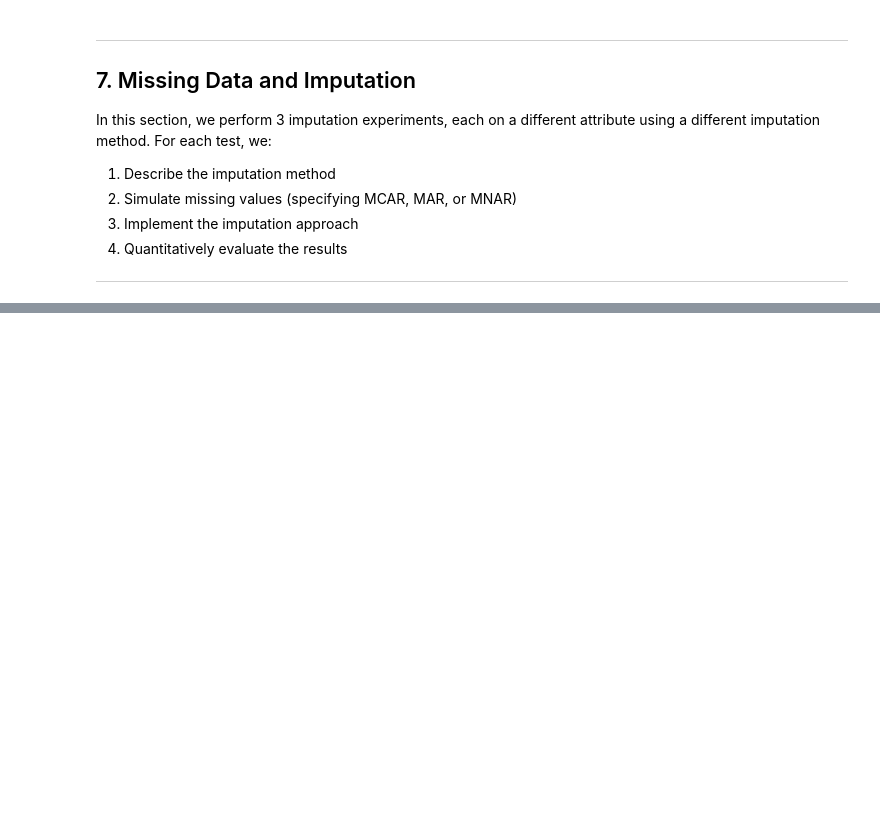
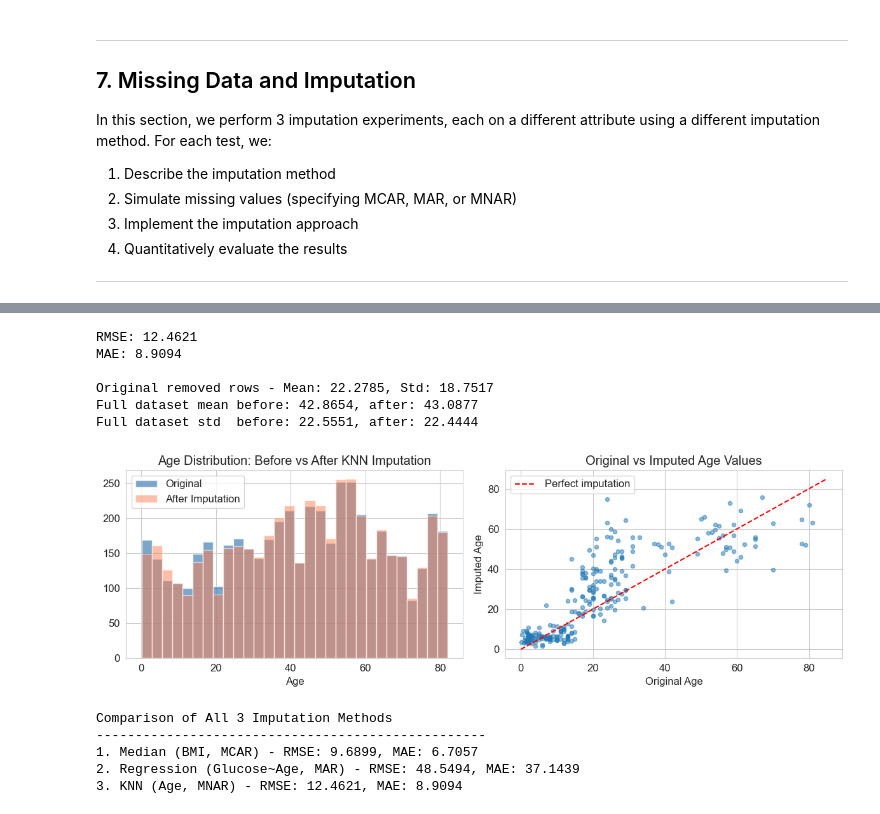
Before and after one commit to peter-bf/CSI4142, a Jupyter notebook: A2/CSI4142_A2_300295193_300286634.ipynb, the cells around one changed output, grey strips where cells are left out. Cells and saved outputs as stored; diff of their text form; code cells hidden in the pictures; blank space fills up the shorter version.

```diff
--- a/A2/CSI4142_A2_300295193_300286634.ipynb
+++ b/A2/CSI4142_A2_300295193_300286634.ipynb
@@ -54,14 +64,11 @@ warnings.filterwarnings('ignore')
 # %% [markdown]
 ## 3. Loading Dataset 1
 # %%
-# Load Dataset 1 from a public URL (so TAs can run without downloading)
-url_ds1 = "TODO_REPLACE_WITH_PUBLIC_URL"
-df1_original = pd.read_csv(url_ds1)
+df1_original = pd.read_csv("https://raw.githubusercontent.com/peter-bf/CSI4142/master/A2/netflix_titles.csv")
 
 # Keep a copy of the original for comparison
 df1 = df1_original.copy()
 
-# Display basic information
 print("Dataset Shape:", df1.shape)
 print("\nFirst 5 rows:")
 df1.head()
@@ -383,0 +1208,46 @@ TODO - Evaluate imputation quality using metrics.
+# %%
+imputed_age = df2.loc[remove_idx_3, 'age']
+rmse_3 = np.sqrt(np.mean((original_age.values - imputed_age.values)**2))
+mae_3 = np.mean(np.abs(original_age.values - imputed_age.values))
+
+print(f"RMSE: {rmse_3:.4f}")
+print(f"MAE: {mae_3:.4f}")
+print(f"\nOriginal removed rows - Mean: {original_age.mean():.4f}, Std: {original_age.std():.4f}")
+print(f"Full dataset mean before: {df2_original['age'].mean():.4f}, after: {df2['age'].mean():.4f}")
+print(f"Full dataset std  before: {df2_original['age'].std():.4f}, after: {df2['age'].std():.4f}")
+
+# Distribution comparison plot
+fig, axes = plt.subplots(1, 2, figsize=(12, 4))
+axes[0].hist(df2_original['age'], bins=30, alpha=0.7, label='Original', color='steelblue')
+axes[0].hist(df2['age'], bins=30, alpha=0.5, label='After Imputation', color='coral')
+axes[0].set_title('Age Distribution: Before vs After KNN Imputation')
+axes[0].set_xlabel('Age')
+axes[0].legend()
+
+axes[1].scatter(original_age.values, imputed_age.values, alpha=0.5, s=20)
+axes[1].plot([0, 85], [0, 85], 'r--', label='Perfect imputation')
+axes[1].set_xlabel('Original Age')
+axes[1].set_ylabel('Imputed Age')
+axes[1].set_title('Original vs Imputed Age Values')
+axes[1].legend()
+plt.tight_layout()
+plt.show()
+
+# Summary comparison of all 3 methods
+print("Comparison of All 3 Imputation Methods\n"+"-" * 50)
+print(f"1. Median (BMI, MCAR) - RMSE: {rmse_1:.4f}, MAE: {mae_1:.4f}")
+print(f"2. Regression (Glucose~Age, MAR) - RMSE: {rmse_2:.4f}, MAE: {mae_2:.4f}")
+print(f"3. KNN (Age, MNAR) - RMSE: {rmse_3:.4f}, MAE: {mae_3:.4f}")
+# %% [output]
+RMSE: 12.4621
+MAE: 8.9094
+
+Original removed rows - Mean: 22.2785, Std: 18.7517
+Full dataset mean before: 42.8654, after: 43.0877
+Full dataset std  before: 22.5551, after: 22.4444
+[figure, added]
+Comparison of All 3 Imputation Methods
+--------------------------------------------------
+1. Median (BMI, MCAR) - RMSE: 9.6899, MAE: 6.7057
+2. Regression (Glucose~Age, MAR) - RMSE: 48.5494, MAE: 37.1439
+3. KNN (Age, MNAR) - RMSE: 12.4621, MAE: 8.9094
```
Also changed, not shown: parts of 115 cells of this notebook, 1 other file.
